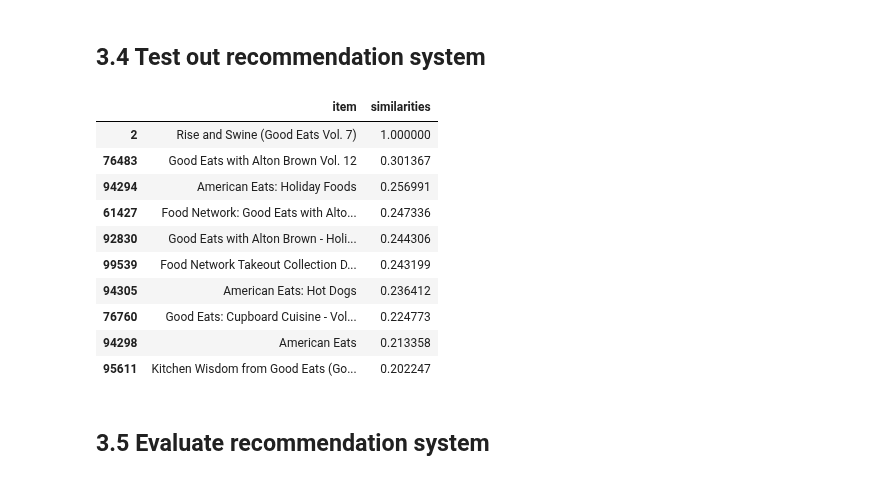
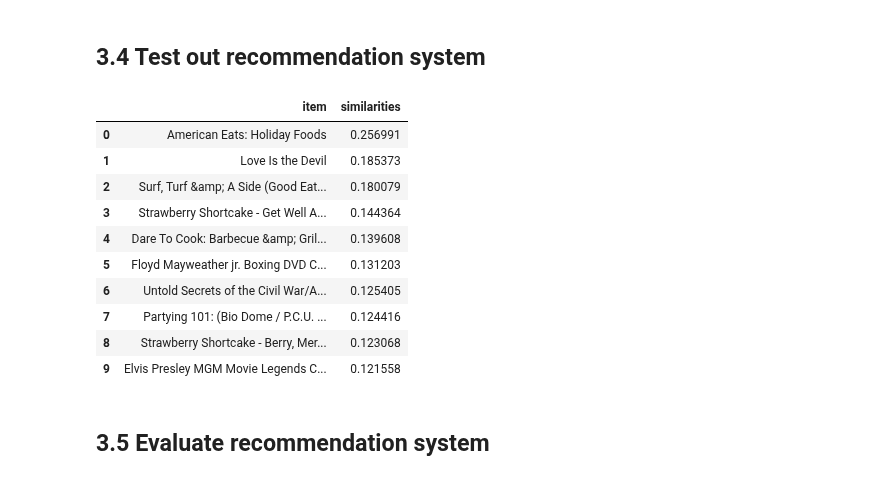
Before and after one commit to JTruong3/Amazon-Product-Recommender, a Jupyter notebook: 4_Recommendation_System.ipynb, the cells around one changed output. Cells and saved outputs as stored; diff of their text form; code cells hidden in the pictures.

Commit message:
Fixed recommendation system function

```diff
--- a/4_Recommendation_System.ipynb
+++ b/4_Recommendation_System.ipynb
@@ -247,13 +294,13 @@ def rec_system(vectorizer, sentiment, product_list, product_name):
     # Recommend 10 products randomly from the top 100 most similar products
     else:
         # Split out the top 100 recommended_products
-        top_100 = single_df_sorted.iloc[:100]
+        top_100 = single_df_sorted.iloc[:100].reset_index(drop = True)
 
         # Randomly sample 10 numbers between 0 and 99
         ran_num = random.sample(range(0, 100), 10)
 
         # Find the index where the ran_num exists in the top 100 recommended products
-        top_100_index = top_100.index.isin([ran_num])
+        top_100_index = top_100.index.isin(ran_num)
 
         # Determine recommended products
         recommended_products = top_100[top_100_index]
@@ -264,19 +311,19 @@ def rec_system(vectorizer, sentiment, product_list, product_name):
 # %%
 # Test out recommendation system
 
-rec_system(file_vectorizer, rec_df,'Rise and Swine (Good Eats Vol. 7)')
+rec_system(file_vectorizer, 0 ,rec_df,'Rise and Swine (Good Eats Vol. 7)')
 # %% [output]
 |  | item | similarities |
-| 2 | Rise and Swine (Good Eats Vol. 7) | 1.000000 |
-| 76483 | Good Eats with Alton Brown Vol. 12 | 0.301367 |
-| 94294 | American Eats: Holiday Foods | 0.256991 |
-| 61427 | Food Network: Good Eats with Alto... | 0.247336 |
-| 92830 | Good Eats with Alton Brown - Holi... | 0.244306 |
-| 99539 | Food Network Takeout Collection D... | 0.243199 |
-| 94305 | American Eats: Hot Dogs | 0.236412 |
-| 76760 | Good Eats: Cupboard Cuisine - Vol... | 0.224773 |
-| 94298 | American Eats | 0.213358 |
-| 95611 | Kitchen Wisdom from Good Eats (Go... | 0.202247 |
+| 0 | American Eats: Holiday Foods | 0.256991 |
+| 1 | Love Is the Devil | 0.185373 |
+| 2 | Surf, Turf &amp; A Side (Good Eat... | 0.180079 |
+| 3 | Strawberry Shortcake - Get Well A... | 0.144364 |
+| 4 | Dare To Cook: Barbecue &amp; Gril... | 0.139608 |
+| 5 | Floyd Mayweather jr. Boxing DVD C... | 0.131203 |
+| 6 | Untold Secrets of the Civil War/A... | 0.125405 |
+| 7 | Partying 101: (Bio Dome / P.C.U. ... | 0.124416 |
+| 8 | Strawberry Shortcake - Berry, Mer... | 0.123068 |
+| 9 | Elvis Presley MGM Movie Legends C... | 0.121558 |
 # %% [markdown]
 ## 3.5 Evaluate recommendation system<a class ='anchor' id='3.5_evaluate_recommendation'></a>
 # %% [markdown]
```
Also changed, not shown: parts of 13 cells of this notebook.
